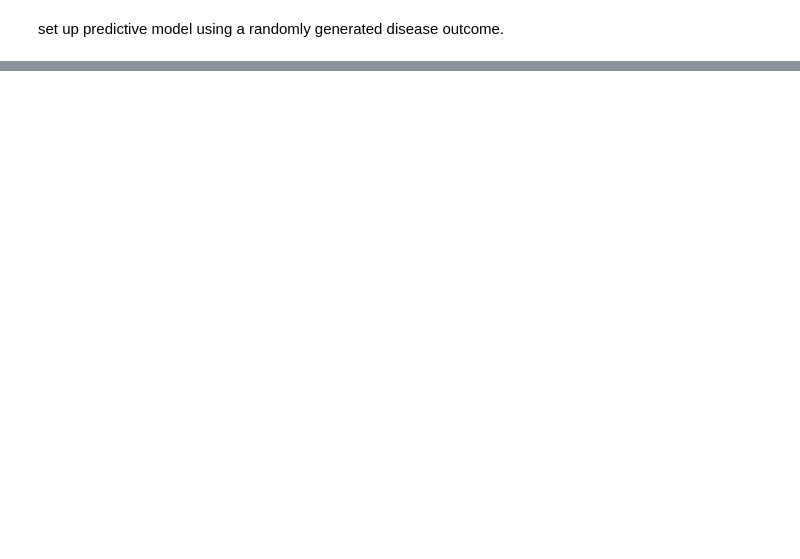
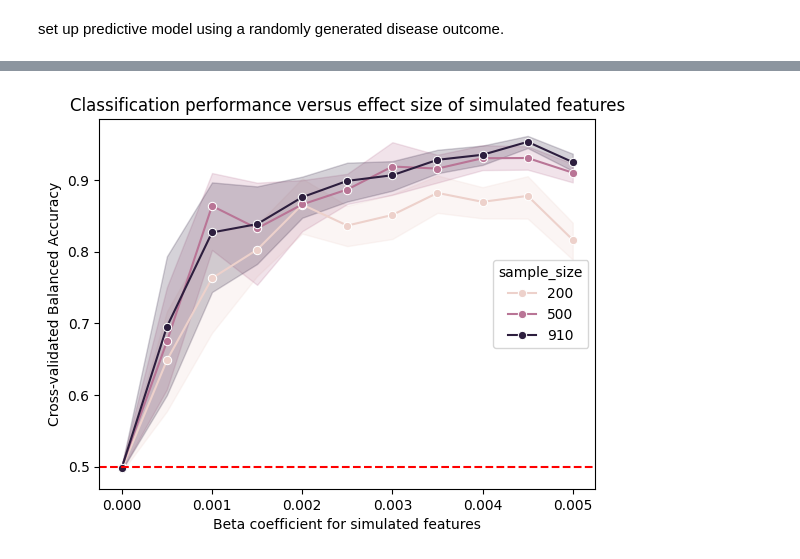
Before and after one commit to BetterCodeBetterScience/bettercode, a Jupyter notebook: notebooks/control_experiment_examples.ipynb, the cells around one changed output, grey strips where cells are left out. Saved outputs shown, nothing was run; the diff lists cells and outputs as text; code cells hidden in the pictures; blank space fills up the shorter version.

```diff
--- a/notebooks/control_experiment_examples.ipynb
+++ b/notebooks/control_experiment_examples.ipynb
@@ -301,0 +398,30 @@ np.float64(0.2989010989010989)
+# %%
+
+nfeatures = 20
+
+results = {}
+for beta in np.arange(0, 0.0055, 0.0005):
+    for sample_size in [100, 200, 500, adata_df_full.shape[0]]:
+        print(f'\nDisease classification on synthetic data, beta={beta:.4f}, sample size={sample_size}:')
+        result = []
+        # get a set of samples randomly selected from the full dataset
+        adata_df_sample = adata_df_full.sample(sample_size, random_state=rng)
+        X = adata_df_sample.drop(columns=['age', 'age_group']).to_numpy()
+        y = adata_df_sample['age_group'].to_numpy()
+
+        for i in range(n_simulations):
+            result.append(run_signal_injection(
+                X, y, beta=beta,
+                sim_features=nfeatures))
+        results[(beta, sample_size)] = pd.DataFrame(result)
+        results[(beta, sample_size)]['beta'] = beta
+        results[(beta, sample_size)]['sample_size'] = sample_size
+        results[(beta, sample_size)]['nfeatures'] = nfeatures
+
+        print(f'Balanced_accuracy: mean={results[(beta, sample_size)]["test_balanced_accuracy"].mean():.3f}, std={results[(beta, sample_size)]["test_balanced_accuracy"].std():.3f}, nfeatures_selected={results[(beta,
+            sample_size)]["nfeatures_selected"].mean():.1f}')
+
+results_df = pd.concat(results.values())
+results_df.head()
+
+results_df.to_csv(datadir / 'positive_control_beta_sample_size.csv', index=False)
@@ -301,0 +452,13 @@ np.float64(0.2989010989010989)
+# %%
+all_results = pd.concat(results.values())
+
+sns.lineplot(data=all_results, x='beta', y='test_balanced_accuracy', hue='sample_size',
+    marker='o')
+plt.xlabel('Beta coefficient for simulated features')
+plt.ylabel('Cross-validated Balanced Accuracy')
+plt.title('Classification performance versus effect size of simulated features')
+
+plt.axhline(0.5, color='red', linestyle='--')
+plt.savefig(FIGURE_DIR / 'control_experiment_classification_sample_size.png', dpi=300)
+# %% [output]
+[figure, added]
```
Also changed, not shown: parts of 16 cells of this notebook.
